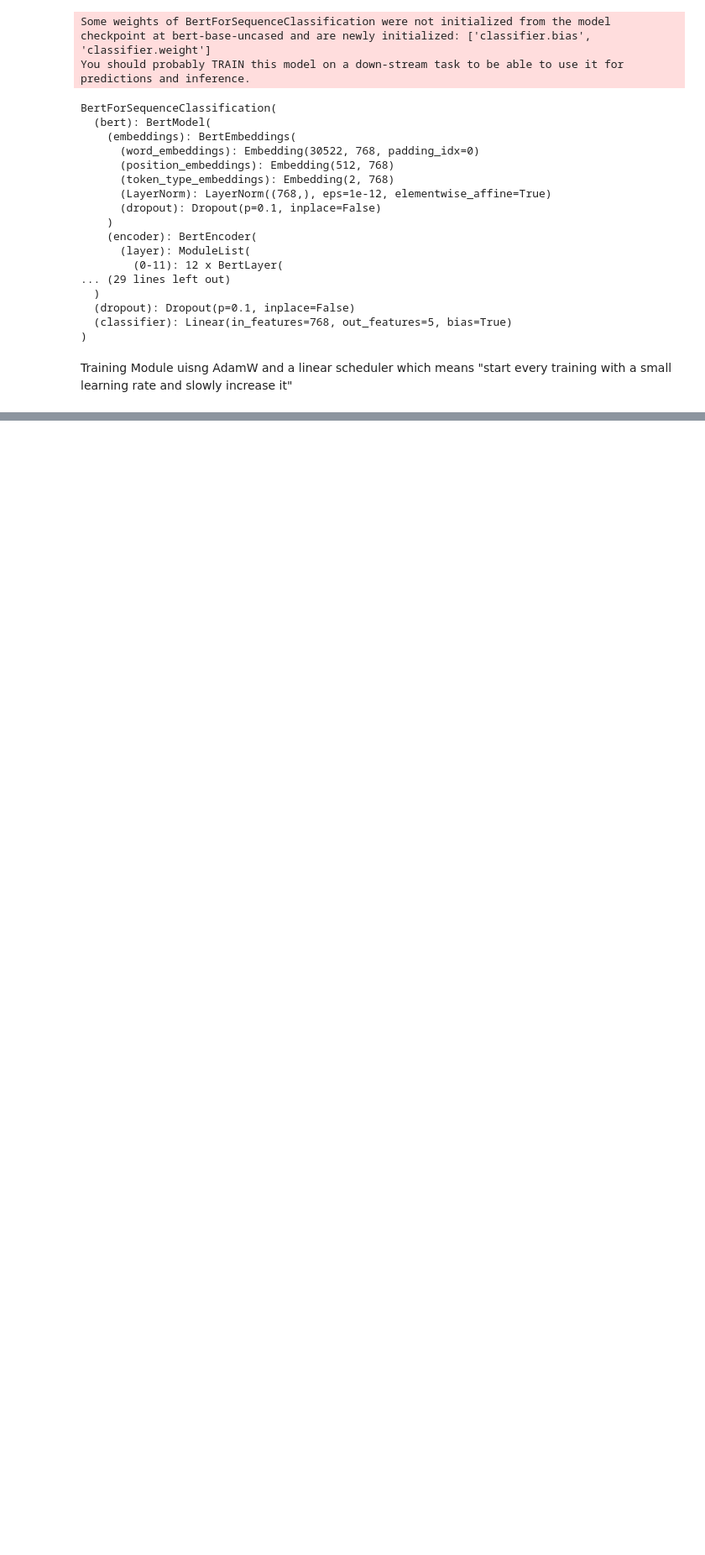
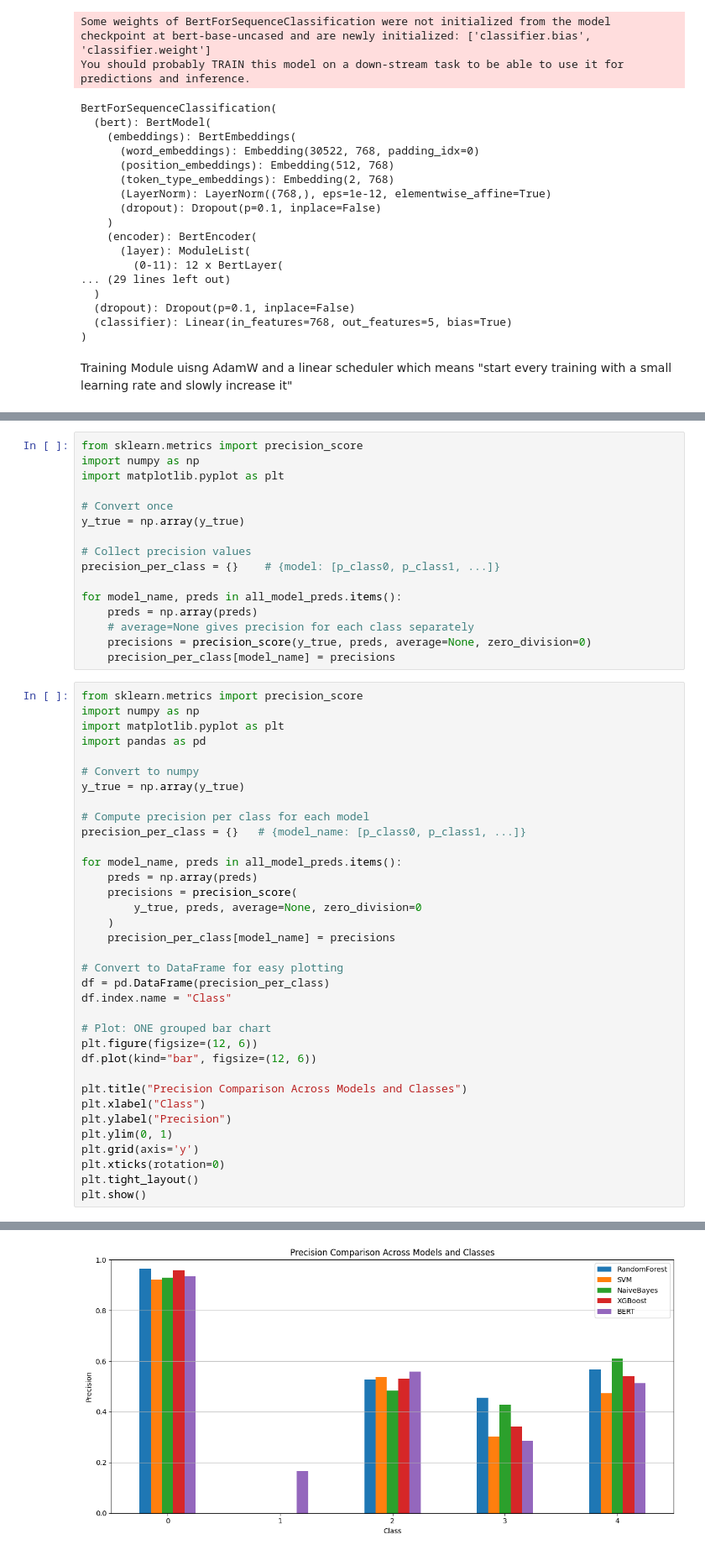
Before and after one commit to oloriafin/TeamQuals, a Jupyter notebook: Project_Del_5_TeamQuals.ipynb, the cells around one changed output, grey strips where cells are left out. Shown at 84% size. Drawn from its saved outputs; the diff is of its cells as text; blank space fills up the shorter version.

```diff
--- a/Project_Del_5_TeamQuals.ipynb
+++ b/Project_Del_5_TeamQuals.ipynb
@@ -623,0 +788,52 @@ print(json.dumps(nb2["metadata"], indent=2))
+# %%
+from sklearn.metrics import precision_score
+import numpy as np
+import matplotlib.pyplot as plt
+
+# Convert once
+y_true = np.array(y_true)
+
+# Collect precision values
+precision_per_class = {}    # {model: [p_class0, p_class1, ...]}
+
+for model_name, preds in all_model_preds.items():
+    preds = np.array(preds)
+    # average=None gives precision for each class separately
+    precisions = precision_score(y_true, preds, average=None, zero_division=0)
+    precision_per_class[model_name] = precisions
+# %%
+from sklearn.metrics import precision_score
+import numpy as np
+import matplotlib.pyplot as plt
+import pandas as pd
+
+# Convert to numpy
+y_true = np.array(y_true)
+
+# Compute precision per class for each model
+precision_per_class = {}   # {model_name: [p_class0, p_class1, ...]}
+
+for model_name, preds in all_model_preds.items():
+    preds = np.array(preds)
+    precisions = precision_score(
+        y_true, preds, average=None, zero_division=0
+    )
+    precision_per_class[model_name] = precisions
+
+# Convert to DataFrame for easy plotting
+df = pd.DataFrame(precision_per_class)
+df.index.name = "Class"
+
+# Plot: ONE grouped bar chart
+plt.figure(figsize=(12, 6))
+df.plot(kind="bar", figsize=(12, 6))
+
+plt.title("Precision Comparison Across Models and Classes")
+plt.xlabel("Class")
+plt.ylabel("Precision")
+plt.ylim(0, 1)
+plt.grid(axis='y')
+plt.xticks(rotation=0)
+plt.tight_layout()
+plt.show()
+# %% [output]
@@ -623,0 +841 @@ print(json.dumps(nb2["metadata"], indent=2))
+[figure, added]
```
Also changed, not shown: parts of 16 cells of this notebook, 10 other files.
